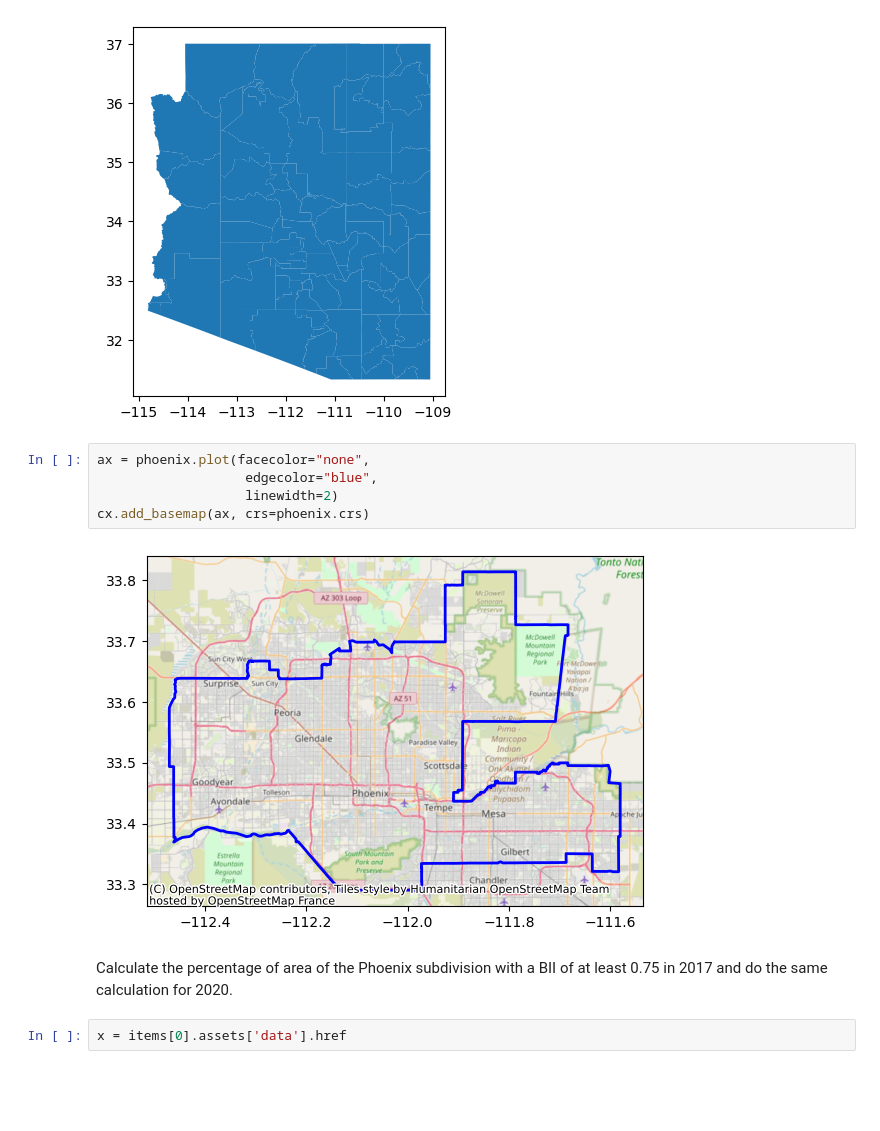
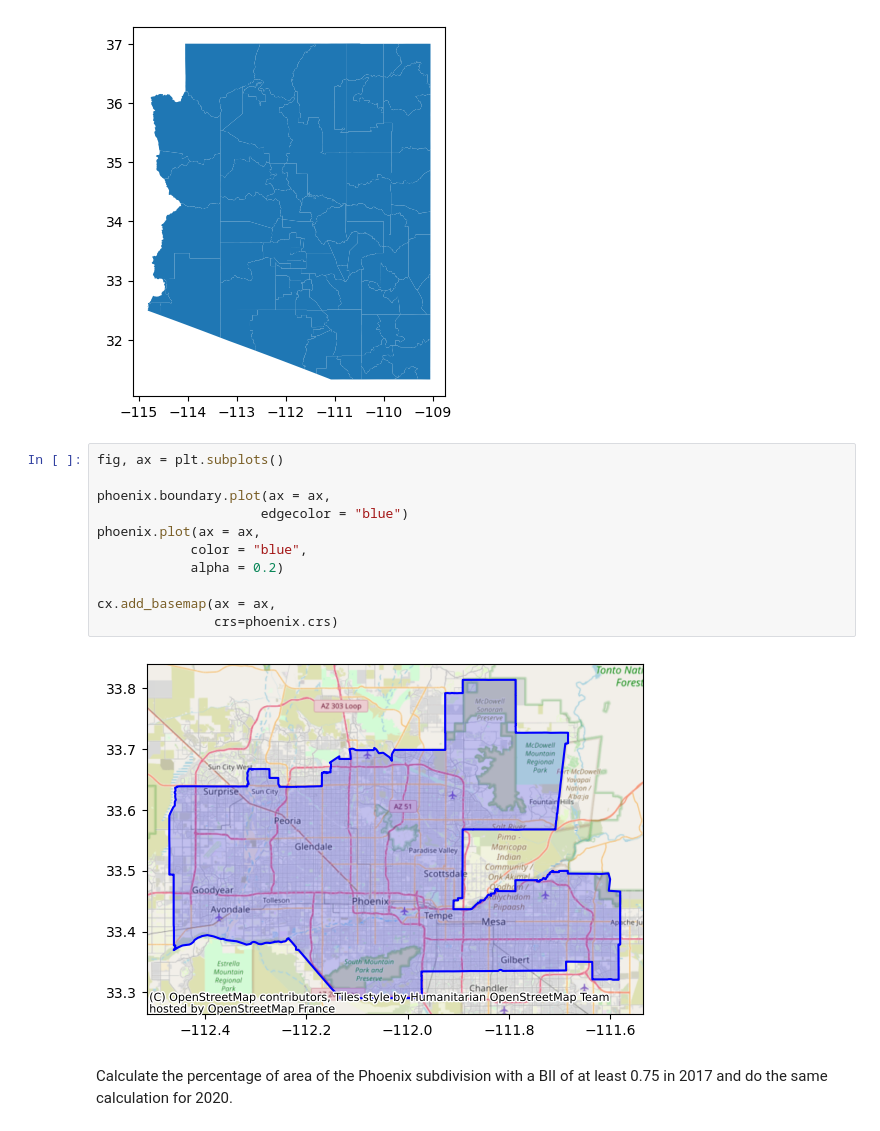
Before and after one commit to egp4aq/phoenix-biodiversity-analysis, a Jupyter notebook: bii_phx.ipynb, the cells around one changed output. Drawn from its saved outputs; the diff is of its cells as text; blank space fills up the shorter version.

Commit message:
Update plot

```diff
--- a/bii_phx.ipynb
+++ b/bii_phx.ipynb
@@ -66,13 +84,17 @@ arizona.plot()
 <Axes: >
 [figure]
 # %%
-ax = phoenix.plot(facecolor="none",
-                   edgecolor="blue",
-                   linewidth=2)
-cx.add_basemap(ax, crs=phoenix.crs)
+fig, ax = plt.subplots()
+
+phoenix.boundary.plot(ax = ax,
+                     edgecolor = "blue")
+phoenix.plot(ax = ax,
+            color = "blue",
+            alpha = 0.2)
+
+cx.add_basemap(ax = ax,
+               crs=phoenix.crs)
 # %% [output]
-[figure, old version]
+[figure, new version]
 # %% [markdown]
 Calculate the percentage of area of the Phoenix subdivision with a BII of at least 0.75 in 2017 and do the same calculation for 2020.
-# %%
-x = items[0].assets['data'].href
```
Also changed, not shown: parts of 8 cells of this notebook.
